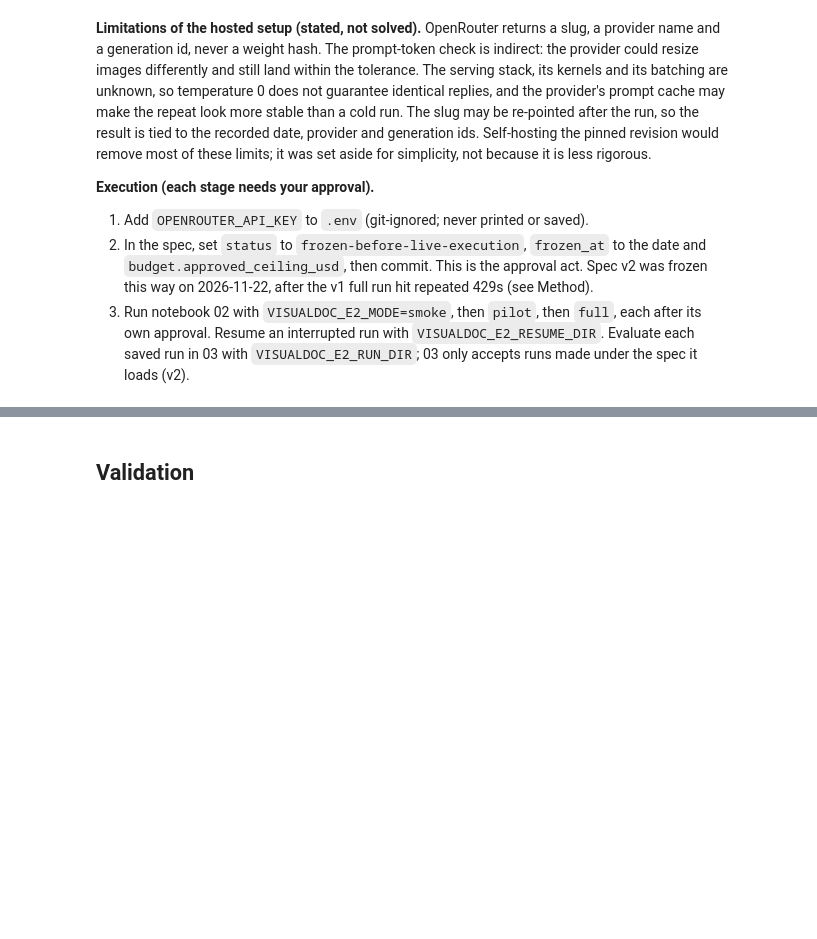
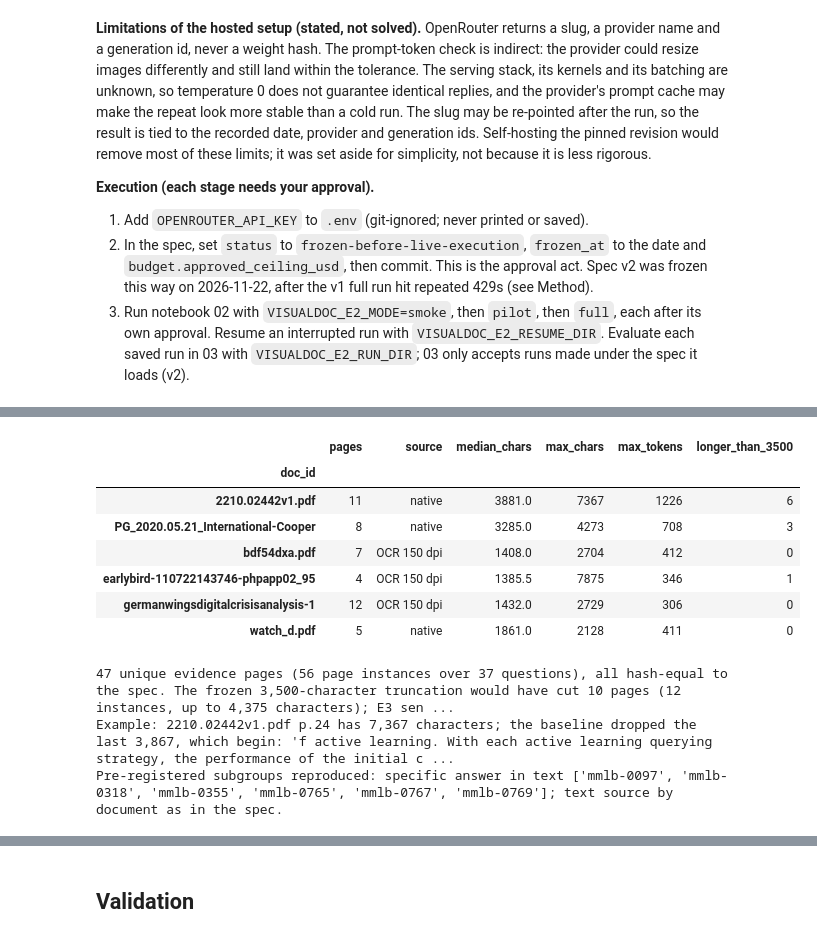
Before and after one commit to ROUSenghak/Multimodal-Document-Intelligence, a Jupyter notebook: notebooks/02_question_answering.ipynb, the cells around one changed output, grey strips where cells are left out. Cells and saved outputs as stored; diff of their text form; code cells hidden in the pictures; blank space fills up the shorter version.

```diff
--- a/notebooks/02_question_answering.ipynb
+++ b/notebooks/02_question_answering.ipynb
@@ -2901,0 +3029,71 @@ Planned calls: smoke 2, pilot 18, full 113. Spec status: 'frozen-before-live-exe
+# %%
+# The extracted text each evidence page contributes: str.strip() of what 00 extracted, sent in full and pinned by SHA-256.
+E3_TEXT_HASHES = E3_SPEC["text_extraction"]["text_sha256_by_doc_page"]
+
+
+def e3_page_text(doc_id, page_number):
+    return page_text[(doc_id, page_number)].strip()
+
+
+def sha256_text(text):
+    return hashlib.sha256(text.encode("utf-8")).hexdigest()
+
+
+evidence_rows = []
+for qid in E3_QIDS:
+    row = e1_by_qid.loc[qid]
+    for page_number in row.e1_pages:
+        text = e3_page_text(row.doc_id, page_number)
+        evidence_rows.append({"qid": qid, "doc_id": row.doc_id, "page": page_number,
+                              "source": "OCR 150 dpi" if page_lookup.loc[(row.doc_id, page_number), "ocr_used"] else "native",
+                              "chars": len(text), "tokens": len(ENCODING.encode(text)), "sha256": sha256_text(text),
+                              "baseline_truncation_would_cut": max(0, len(text) - SETTINGS["max_chars_per_page"])})
+e3_evidence = pd.DataFrame(evidence_rows)
+e3_unique_pages = e3_evidence.drop_duplicates(["doc_id", "page"])
+assert len(e3_unique_pages) == E3_SPEC["text_extraction"]["evidence_pages_unique"] == len(E3_TEXT_HASHES)
+changed = [f"{d}|{p}" for d, p, h in zip(e3_unique_pages["doc_id"], e3_unique_pages["page"], e3_unique_pages["sha256"]) if E3_TEXT_HASHES.get(f"{d}|{p}") != h]
+assert not changed, f"extracted text differs from the spec for {changed}: rerun 00 with the frozen settings, or write a new spec version"
+assert (e3_evidence["chars"] > 0).all(), "an evidence page has no text: the placeholder rule would apply"
+e3_evidence.to_csv(E3_PROCESSED_DIR / "evidence_text.csv", index=False)
+
+display(e3_unique_pages.groupby("doc_id").agg(
+    pages=("page", "size"), source=("source", lambda s: ", ".join(sorted(set(s)))), median_chars=("chars", "median"),
+    max_chars=("chars", "max"), max_tokens=("tokens", "max"),
+    longer_than_3500=("baseline_truncation_would_cut", lambda s: int((s > 0).sum()))).rename(index=lambda d: d[:34]))
+cut = e3_evidence[e3_evidence["baseline_truncation_would_cut"] > 0]
+print(f"{len(e3_unique_pages)} unique evidence pages ({len(e3_evidence)} page instances over {len(E3_QIDS)} questions), all hash-equal to the spec. "
+      f"The frozen 3,500-character truncation would have cut {cut[['doc_id', 'page']].drop_duplicates().shape[0]} pages "
+      f"({len(cut)} instances, up to {cut['baseline_truncation_would_cut'].max():,} characters); E3 sends them in full.")
+
+# What truncation would have hidden, on one page: the end of the longest native-text evidence page.
+longest = e3_unique_pages[e3_unique_pages["source"] == "native"].sort_values("chars").iloc[-1]
+lost = e3_page_text(longest["doc_id"], longest["page"])[SETTINGS["max_chars_per_page"]:]
+print(f"Example: {longest['doc_id'][:20]} p.{longest['page']} has {longest['chars']:,} characters; the baseline dropped the last {len(lost):,}, "
+      f"which begin: {re.sub(r'\s+', ' ', lost)[:160]!r}")
+
+# Pre-registered subgroup 'specific answer string in the extracted text' (spec rule), recomputed from the text and the references.
+def specific_answer_in_text(row):
+    answer = re.sub(r"\s+", " ", str(row.answer).lower()).strip()
+    if row.answer_format == "List" or len(answer) < 3:
+        return False
+    text = " ".join(re.sub(r"\s+", " ", e3_page_text(row.doc_id, p).lower()) for p in row.e1_pages)
+    return bool(re.search(r"(?<![0-9a-z])" + re.escape(answer) + r"(?![0-9a-z])", text))
+
+
+E3_SPECIFIC_IN_TEXT = sorted(q for q in E3_QIDS if specific_answer_in_text(e1_by_qid.loc[q]))
+assert E3_SPECIFIC_IN_TEXT == E3_SPEC["subgroups_preregistered"]["specific_answer_in_text_qids"], E3_SPECIFIC_IN_TEXT
+text_source = e3_evidence.groupby("doc_id")["source"].agg(lambda s: "ocr" if set(s) == {"OCR 150 dpi"} else "native" if set(s) == {"native"} else "mixed")
+assert {kind: sorted(text_source.index[text_source == kind]) for kind in ("native", "ocr")} == E3_SPEC["subgroups_preregistered"]["text_source_by_document"]
+print(f"Pre-registered subgroups reproduced: specific answer in text {E3_SPECIFIC_IN_TEXT}; text source by document as in the spec.")
+# %% [output]
+|  | pages | source | median_chars | max_chars | max_tokens | longer_than_3500 |
+| doc_id |  |  |  |  |  |  |
+| 2210.02442v1.pdf | 11 | native | 3881.0 | 7367 | 1226 | 6 |
+| PG_2020.05.21_International-Cooper | 8 | native | 3285.0 | 4273 | 708 | 3 |
+| bdf54dxa.pdf | 7 | OCR 150 dpi | 1408.0 | 2704 | 412 | 0 |
+| earlybird-110722143746-phpapp02_95 | 4 | OCR 150 dpi | 1385.5 | 7875 | 346 | 1 |
+| germanwingsdigitalcrisisanalysis-1 | 12 | OCR 150 dpi | 1432.0 | 2729 | 306 | 0 |
+| watch_d.pdf | 5 | native | 1861.0 | 2128 | 411 | 0 |
+47 unique evidence pages (56 page instances over 37 questions), all hash-equal to the spec. The frozen 3,500-character truncation would have cut 10 pages (12 instances, up to 4,375 characters); E3 sen ...
+Example: 2210.02442v1.pdf p.24 has 7,367 characters; the baseline dropped the last 3,867, which begin: 'f active learning. With each active learning querying strategy, the performance of the initial c ...
+Pre-registered subgroups reproduced: specific answer in text ['mmlb-0097', 'mmlb-0318', 'mmlb-0355', 'mmlb-0765', 'mmlb-0767', 'mmlb-0769']; text source by document as in the spec.
```
Also changed, not shown: parts of 11 cells of this notebook, 4 other files.
